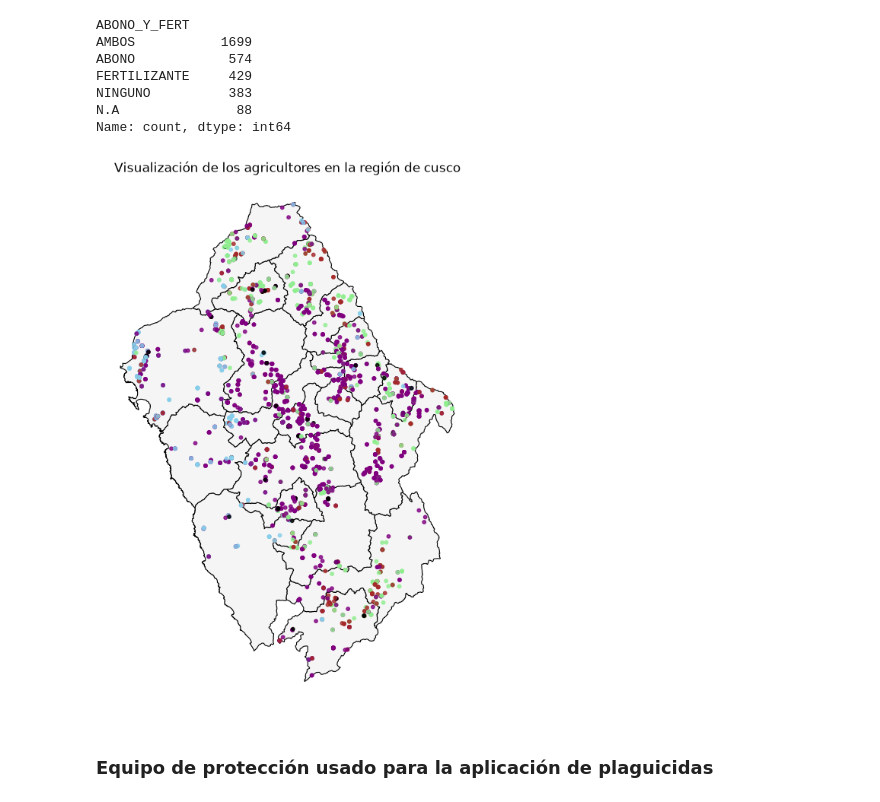
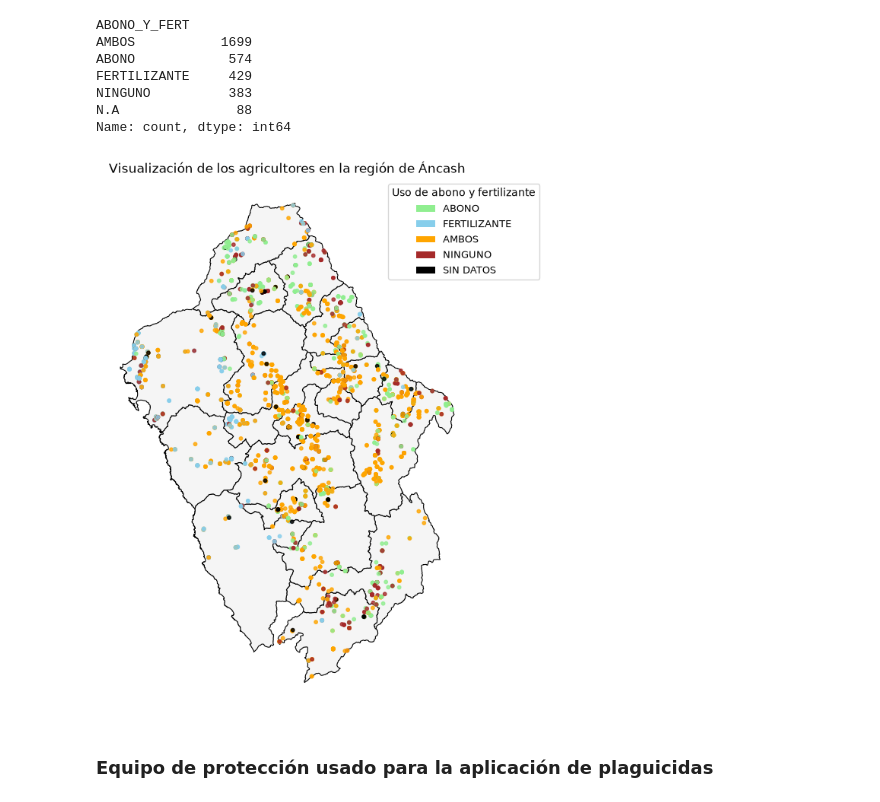
Before and after one commit to matiasrg/Proyecto-PCDA, a Jupyter notebook: scripts/04_CAP300AB.ipynb, the cells around one changed output. Cells and saved outputs as stored; diff of their text form; code cells hidden in the pictures.

```diff
--- a/scripts/04_CAP300AB.ipynb
+++ b/scripts/04_CAP300AB.ipynb
@@ -222,7 +240,7 @@ condiciones_abono_fert_color = [
     (abono_fert_merge["ABONO_Y_FERT"] == "NINGUNO").fillna(False)
 ]
 
-colores_abono_fert = ["lightgreen", "skyblue", "purple", "brown"]
+colores_abono_fert = ["lightgreen", "skyblue", "orange", "brown"]
 
 abono_fert_merge["color"] = np.select(
     condiciones_abono_fert,
@@ -240,28 +258,46 @@ NINGUNO          383
 N.A               88
 Name: count, dtype: int64
 # %%
-fix, ax = plt.subplots(figsize = (9,9))
+fig, ax = plt.subplots(figsize=(9, 9))
 
 map_prov_ancash.plot(
-    ax = ax,
-    color = "whitesmoke",
-    edgecolor = "black",
-    linewidth = 0.8
+    ax=ax,
+    color="whitesmoke",
+    edgecolor="black",
+    linewidth=0.8
 )
 
 abono_fert_merge.plot(
-    ax = ax,
-    legend = True,
-    color = abono_fert_merge["color"],
-    markersize = 10,
-    alpha = 0.8
+    ax=ax,
+    color=abono_fert_merge["color"],
+    markersize=10,
+    alpha=0.8
 )
 
-ax.set_title("Visualización de los agricultores en la región de cusco")
+# Leyenda
+leyenda = [
+    Patch(facecolor="lightgreen", label="ABONO"),
+    Patch(facecolor="skyblue", label="FERTILIZANTE"),
+    Patch(facecolor="orange", label="AMBOS"),
+    Patch(facecolor="brown", label="NINGUNO"),
+    Patch(facecolor="black", label="SIN DATOS")
+]
+
+ax.legend(
+    handles=leyenda,
+    title="Uso de abono y fertilizante",
+    loc="upper right",
+    fontsize=9,
+    title_fontsize=10,
+    bbox_to_anchor = (1.2,1)
+)
+
+ax.set_title("Visualización de los agricultores en la región de Áncash")
 ax.set_axis_off()
+
 plt.show()
 # %% [output]
-[figure, old version]
+[figure, new version]
 # %% [markdown]
 ### Equipo de protección usado para la aplicación de plaguicidas
 # %%
```
Also changed, not shown: parts of 7 cells of this notebook, 1 other file.
